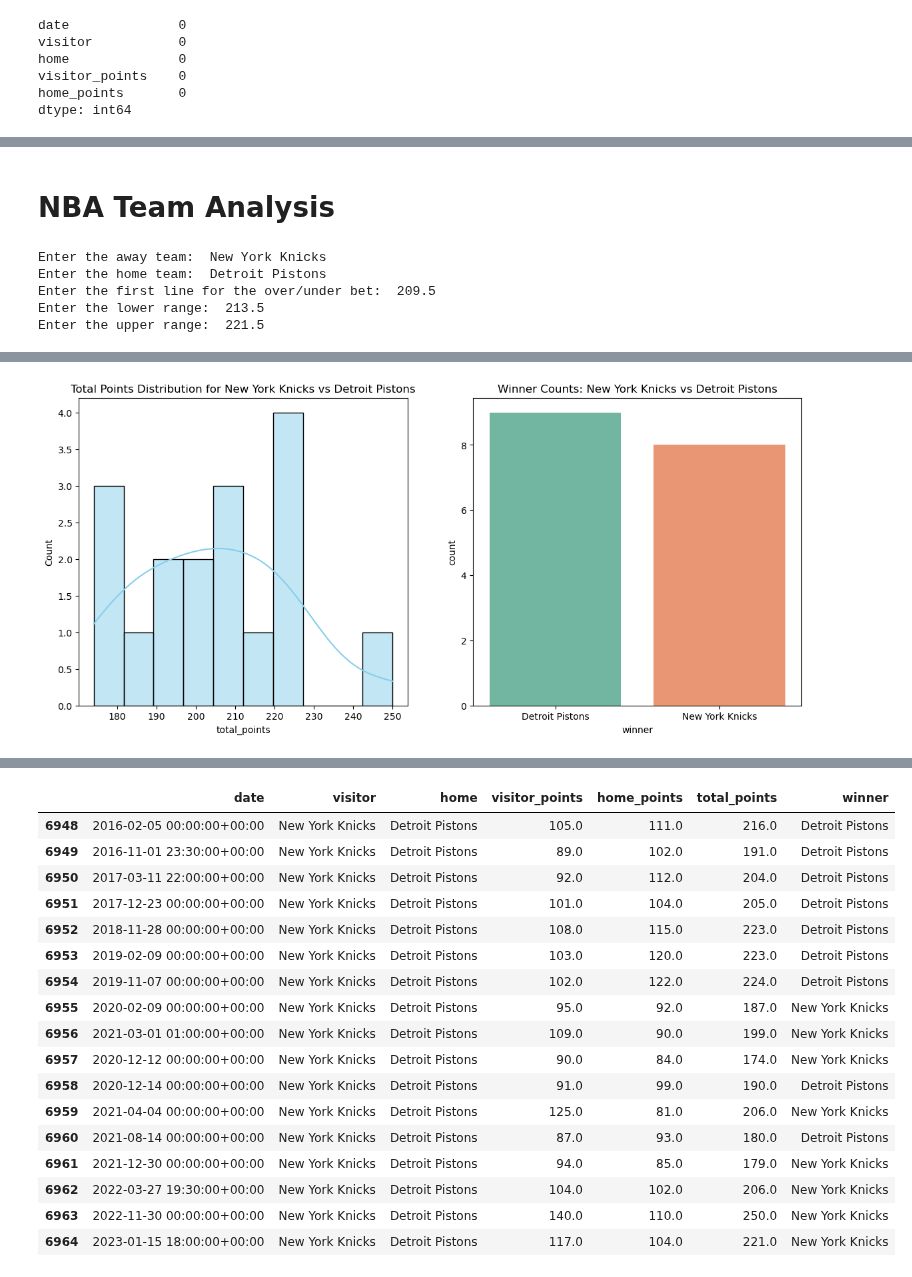
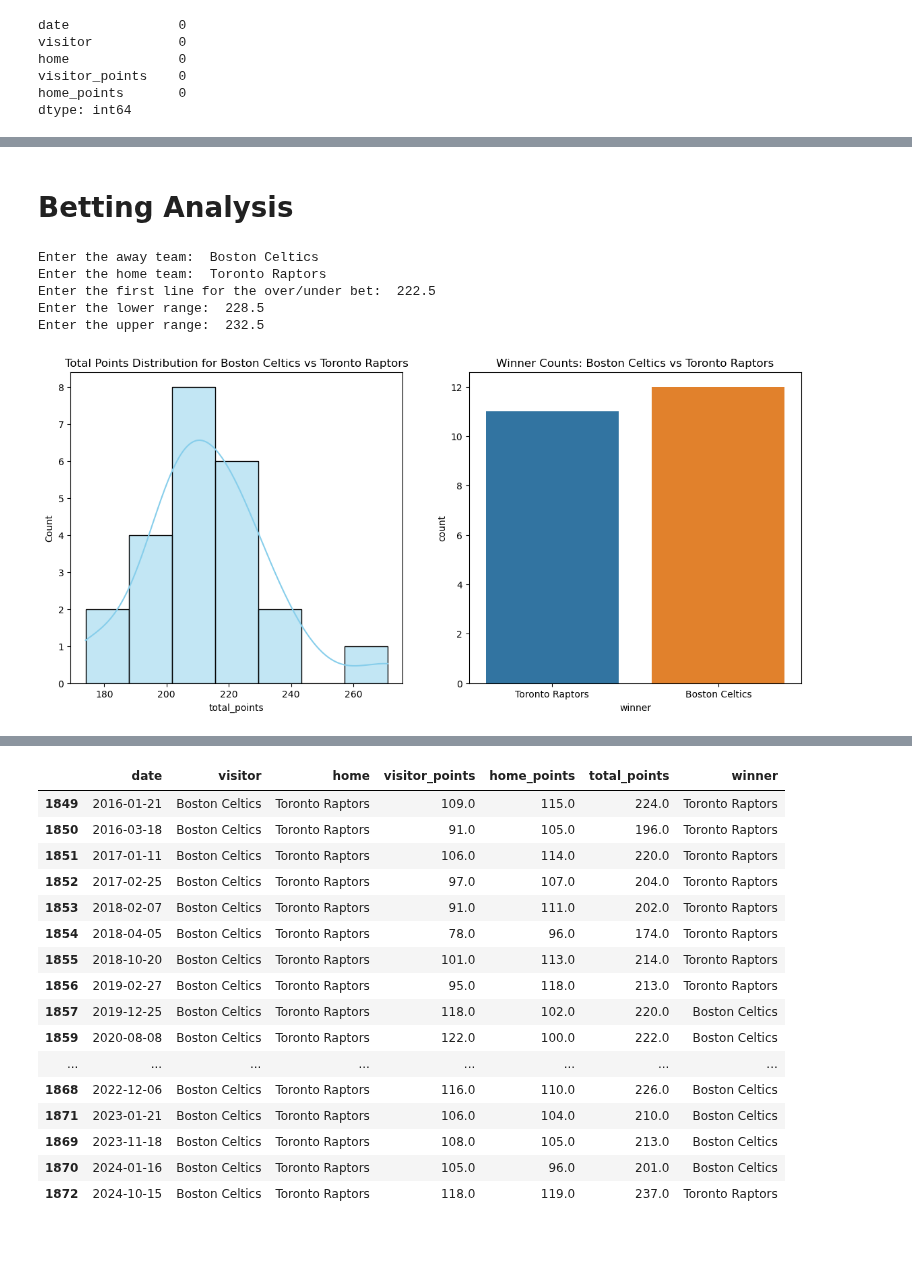
Before and after one commit to VincentGordon-Data-Analyst/nba-api, a Jupyter notebook: nba-analysis.ipynb, the cells around one changed output, grey strips where cells are left out. Saved outputs shown, nothing was run; the diff lists cells and outputs as text; code cells hidden in the pictures; blank space fills up the shorter version.

Commit message:
Commeted out range

```diff
--- a/nba-analysis.ipynb
+++ b/nba-analysis.ipynb
@@ -45,6 +45,10 @@ home_points       1498
 dtype: int64
 # %%
-# Convert date object to datetime data type
+# Convert date column to datetime if it's not already
 scores_df['date'] = pd.to_datetime(scores_df['date'], errors='coerce')
+
+# Remove the time portion by formatting to only show year-month-day
+scores_df['date'] = scores_df['date'].dt.strftime('%Y-%m-%d')
+
 scores_df.dtypes
 # %% [output]
@@ -108,7 +91,7 @@ teams
 # %% [markdown]
-# NBA Team Analysis
+# Betting Analysis
 # %%
-def possible_outcome(dataframe, away_team, home_team, first_line, lower_bound, upper_bound):
+def possible_outcome(dataframe, away_team, home_team, first_line):
     # Filter the dataframe for the specific matchup
     matchup_game = dataframe.loc[(dataframe['visitor'] == away_team) & (dataframe['home'] == home_team)].copy()
 
@@ -118,15 +101,16 @@ def possible_outcome(dataframe, away_team, home_team, first_line, lower_bound, u
     # Determine the winner
     matchup_game['winner'] = matchup_game.apply(lambda row: home_team if row['home_points'] > row['visitor_points']  else away_team, axis=1)
 
+    matchup_game = matchup_game.sort_values(by='date')
     # Create side-by-side plots
     fig, axes = plt.subplots(1, 2, figsize=(14, 6))
 
     # Plot total points distribution with a KDE
-    sns.histplot(data=matchup_game, x='total_points', bins=10, kde=True, ax=axes[0], color="skyblue")
+    sns.histplot(data=matchup_game, x='total_points', kde=True, ax=axes[0], color="skyblue")
     axes[0].set_title(f'Total Points Distribution for {away_team} vs {home_team}')
 
     # Plot the winner count
-    sns.countplot(data=matchup_game, x='winner', ax=axes[1], palette='Set2')
+    sns.countplot(data=matchup_game, x='winner', ax=axes[1], hue='winner')
     axes[1].set_title(f'Winner Counts: {away_team} vs {home_team}')
 
     # Display the plots
@@ -141,7 +125,7 @@ def possible_outcome(dataframe, away_team, home_team, first_line, lower_bound, u
 
     # Display basic statics of team matchup
     print(f'Statistics of {away_team} vs {home_team}')
-    print('------------------------------------')
+    print('\n')
     print(f'Mean: {mean}')
     print(f'Standard Deviation: {standard_deviation}')
 
@@ -151,14 +135,14 @@ def possible_outcome(dataframe, away_team, home_team, first_line, lower_bound, u
         zscore = statistics.NormalDist(mean, standard_deviation).zscore(line)
         print(f'z-score for {line}: {zscore:.2f}')
 
-    print('------------------------------------')
+    # print('------------------------------------')
 
     # Find percentage of games between specified range
-    total_games = len(matchup_game)
-    games_in_range = matchup_game[(matchup_game['total_points'] >= lower_bound) & (matchup_game['total_points'] <= upper_bound)]
-    percentage = (len(games_in_range) / total_games) * 100
-    print(f"Percentage of games with total scores between {lower_bound} and {upper_bound}: {percentage:.2f}%")
-    print('------------------------------------')
+    # total_games = len(matchup_game)
+    # games_in_range = matchup_game[(matchup_game['total_points'] >= lower_bound) & (matchup_game['total_points'] <= upper_bound)]
+    # percentage = (len(games_in_range) / total_games) * 100
+    # print(f"Percentage of games with total scores between {lower_bound} and {upper_bound}: {percentage:.2f}%")
+    # print('------------------------------------')
 
     return matchup_game
 
@@ -168,12 +152,11 @@ first_line = float(input("Enter the first line for the over/under bet: "))
 lower_bound = float(input("Enter the lower range: "))
 upper_bound = float(input("Enter the upper range: "))
 
-
-
-possible_outcome(df, away_team, home_team, first_line, lower_bound, upper_bound)
+possible_outcome(df, away_team, home_team, first_line)
 # %% [output]
-Enter the away team:  New York Knicks
-Enter the home team:  Detroit Pistons
-Enter the first line for the over/under bet:  209.5
-Enter the lower range:  213.5
-Enter the upper range:  221.5
+Enter the away team:  Boston Celtics
+Enter the home team:  Toronto Raptors
+Enter the first line for the over/under bet:  222.5
+Enter the lower range:  228.5
+Enter the upper range:  232.5
+[figure, new version]
@@ -183 +179,0 @@ Passing `palette` without assigning `hue` is deprecated and will be removed in v
-[figure, old version]
@@ -201,18 +180,17 @@ Percentage of games with total scores between 213.5 and 221.5: 11.76%
 |  | date | visitor | home | visitor_points | home_points | total_points | winner |
-| 6948 | 2016-02-05 00:00:00+00:00 | New York Knicks | Detroit Pistons | 105.0 | 111.0 | 216.0 | Detroit Pistons |
-| 6949 | 2016-11-01 23:30:00+00:00 | New York Knicks | Detroit Pistons | 89.0 | 102.0 | 191.0 | Detroit Pistons |
-| 6950 | 2017-03-11 22:00:00+00:00 | New York Knicks | Detroit Pistons | 92.0 | 112.0 | 204.0 | Detroit Pistons |
-| 6951 | 2017-12-23 00:00:00+00:00 | New York Knicks | Detroit Pistons | 101.0 | 104.0 | 205.0 | Detroit Pistons |
-| 6952 | 2018-11-28 00:00:00+00:00 | New York Knicks | Detroit Pistons | 108.0 | 115.0 | 223.0 | Detroit Pistons |
-| 6953 | 2019-02-09 00:00:00+00:00 | New York Knicks | Detroit Pistons | 103.0 | 120.0 | 223.0 | Detroit Pistons |
-| 6954 | 2019-11-07 00:00:00+00:00 | New York Knicks | Detroit Pistons | 102.0 | 122.0 | 224.0 | Detroit Pistons |
-| 6955 | 2020-02-09 00:00:00+00:00 | New York Knicks | Detroit Pistons | 95.0 | 92.0 | 187.0 | New York Knicks |
-| 6956 | 2021-03-01 01:00:00+00:00 | New York Knicks | Detroit Pistons | 109.0 | 90.0 | 199.0 | New York Knicks |
-| 6957 | 2020-12-12 00:00:00+00:00 | New York Knicks | Detroit Pistons | 90.0 | 84.0 | 174.0 | New York Knicks |
-| 6958 | 2020-12-14 00:00:00+00:00 | New York Knicks | Detroit Pistons | 91.0 | 99.0 | 190.0 | Detroit Pistons |
-| 6959 | 2021-04-04 00:00:00+00:00 | New York Knicks | Detroit Pistons | 125.0 | 81.0 | 206.0 | New York Knicks |
-| 6960 | 2021-08-14 00:00:00+00:00 | New York Knicks | Detroit Pistons | 87.0 | 93.0 | 180.0 | Detroit Pistons |
-| 6961 | 2021-12-30 00:00:00+00:00 | New York Knicks | Detroit Pistons | 94.0 | 85.0 | 179.0 | New York Knicks |
-| 6962 | 2022-03-27 19:30:00+00:00 | New York Knicks | Detroit Pistons | 104.0 | 102.0 | 206.0 | New York Knicks |
-| 6963 | 2022-11-30 00:00:00+00:00 | New York Knicks | Detroit Pistons | 140.0 | 110.0 | 250.0 | New York Knicks |
-| 6964 | 2023-01-15 18:00:00+00:00 | New York Knicks | Detroit Pistons | 117.0 | 104.0 | 221.0 | New York Knicks |
+| 1849 | 2016-01-21 | Boston Celtics | Toronto Raptors | 109.0 | 115.0 | 224.0 | Toronto Raptors |
+| 1850 | 2016-03-18 | Boston Celtics | Toronto Raptors | 91.0 | 105.0 | 196.0 | Toronto Raptors |
+| 1851 | 2017-01-11 | Boston Celtics | Toronto Raptors | 106.0 | 114.0 | 220.0 | Toronto Raptors |
+| 1852 | 2017-02-25 | Boston Celtics | Toronto Raptors | 97.0 | 107.0 | 204.0 | Toronto Raptors |
+| 1853 | 2018-02-07 | Boston Celtics | Toronto Raptors | 91.0 | 111.0 | 202.0 | Toronto Raptors |
+| 1854 | 2018-04-05 | Boston Celtics | Toronto Raptors | 78.0 | 96.0 | 174.0 | Toronto Raptors |
+| 1855 | 2018-10-20 | Boston Celtics | Toronto Raptors | 101.0 | 113.0 | 214.0 | Toronto Raptors |
+| 1856 | 2019-02-27 | Boston Celtics | Toronto Raptors | 95.0 | 118.0 | 213.0 | Toronto Raptors |
+| 1857 | 2019-12-25 | Boston Celtics | Toronto Raptors | 118.0 | 102.0 | 220.0 | Boston Celtics |
+| 1859 | 2020-08-08 | Boston Celtics | Toronto Raptors | 122.0 | 100.0 | 222.0 | Boston Celtics |
+| ... | ... | ... | ... | ... | ... | ... | ... |
+| 1868 | 2022-12-06 | Boston Celtics | Toronto Raptors | 116.0 | 110.0 | 226.0 | Boston Celtics |
+| 1871 | 2023-01-21 | Boston Celtics | Toronto Raptors | 106.0 | 104.0 | 210.0 | Boston Celtics |
+| 1869 | 2023-11-18 | Boston Celtics | Toronto Raptors | 108.0 | 105.0 | 213.0 | Boston Celtics |
+| 1870 | 2024-01-16 | Boston Celtics | Toronto Raptors | 105.0 | 96.0 | 201.0 | Boston Celtics |
+| 1872 | 2024-10-15 | Boston Celtics | Toronto Raptors | 118.0 | 119.0 | 237.0 | Toronto Raptors |
```
Also changed, not shown: parts of 8 cells of this notebook, 6 other files.
